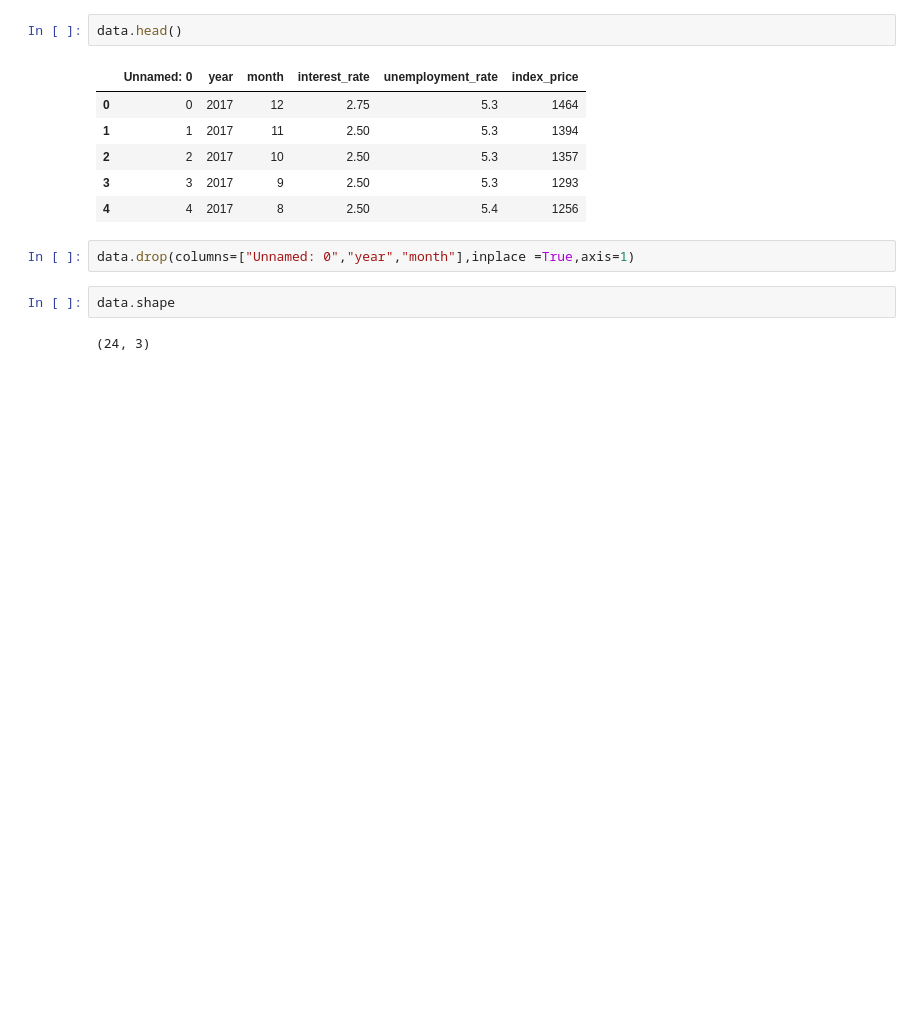
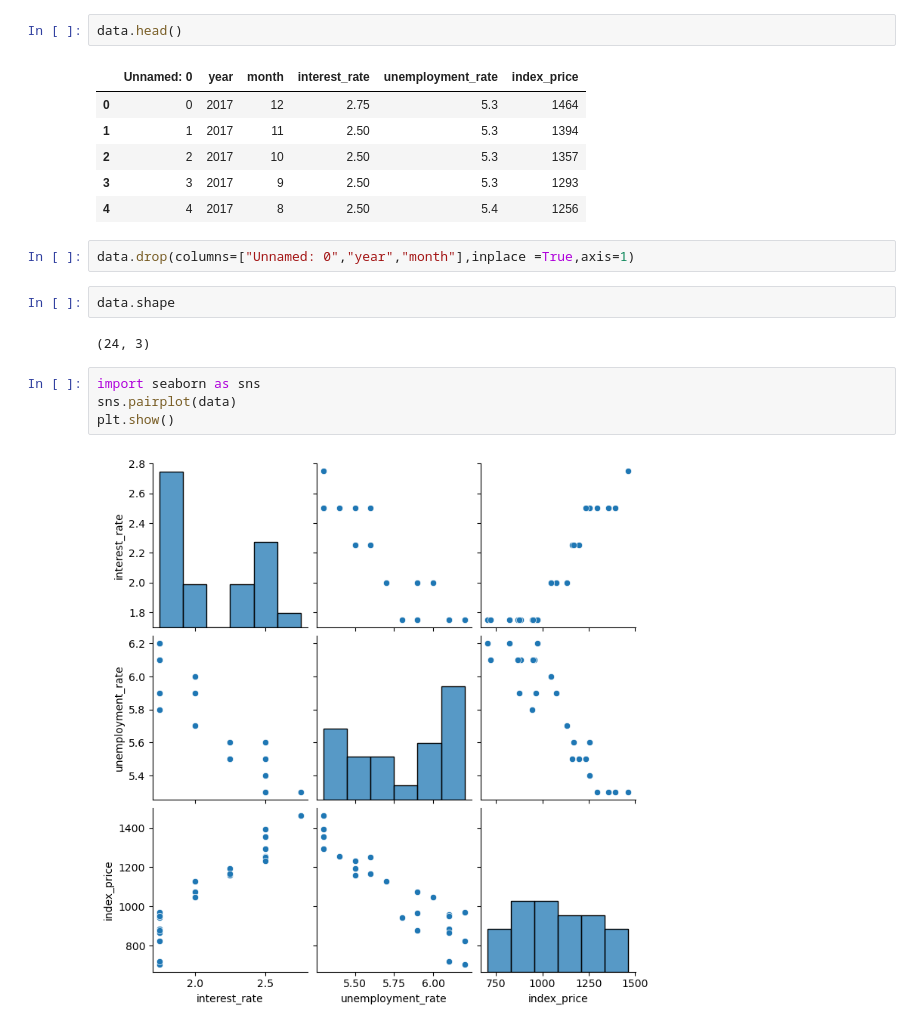
Before and after one commit to rahul-coo/Multi_linear_Model, a Jupyter notebook: Multi_Linear.ipynb, the cells around one changed output. Drawn from its saved outputs; the diff is of its cells as text; blank space fills up the shorter version.

```diff
--- a/Multi_Linear.ipynb
+++ b/Multi_Linear.ipynb
@@ -19,3 +20,9 @@ data.drop(columns=["Unnamed: 0","year","month"],inplace =True,axis=1)
 data.shape
 # %% [output]
 (24, 3)
+# %%
+import seaborn as sns
+sns.pairplot(data)
+plt.show()
+# %% [output]
+[figure, added]
```
Also changed, not shown: parts of 21 cells of this notebook.
